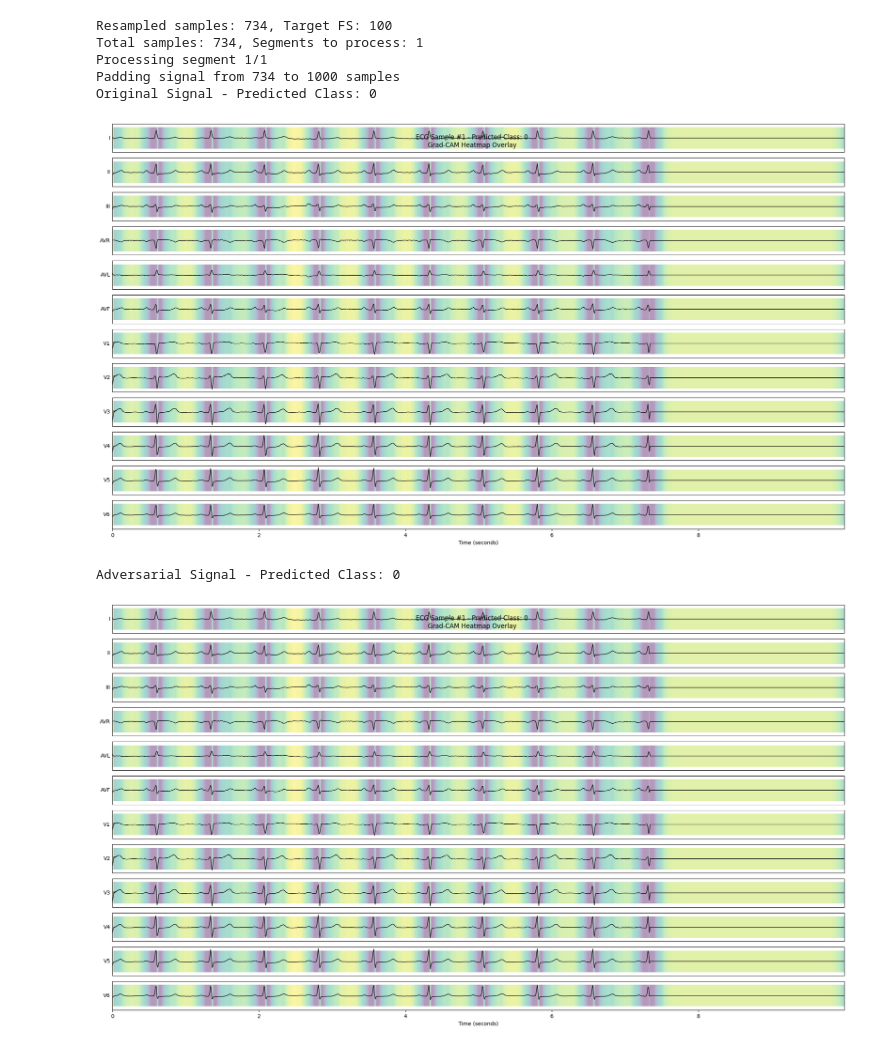
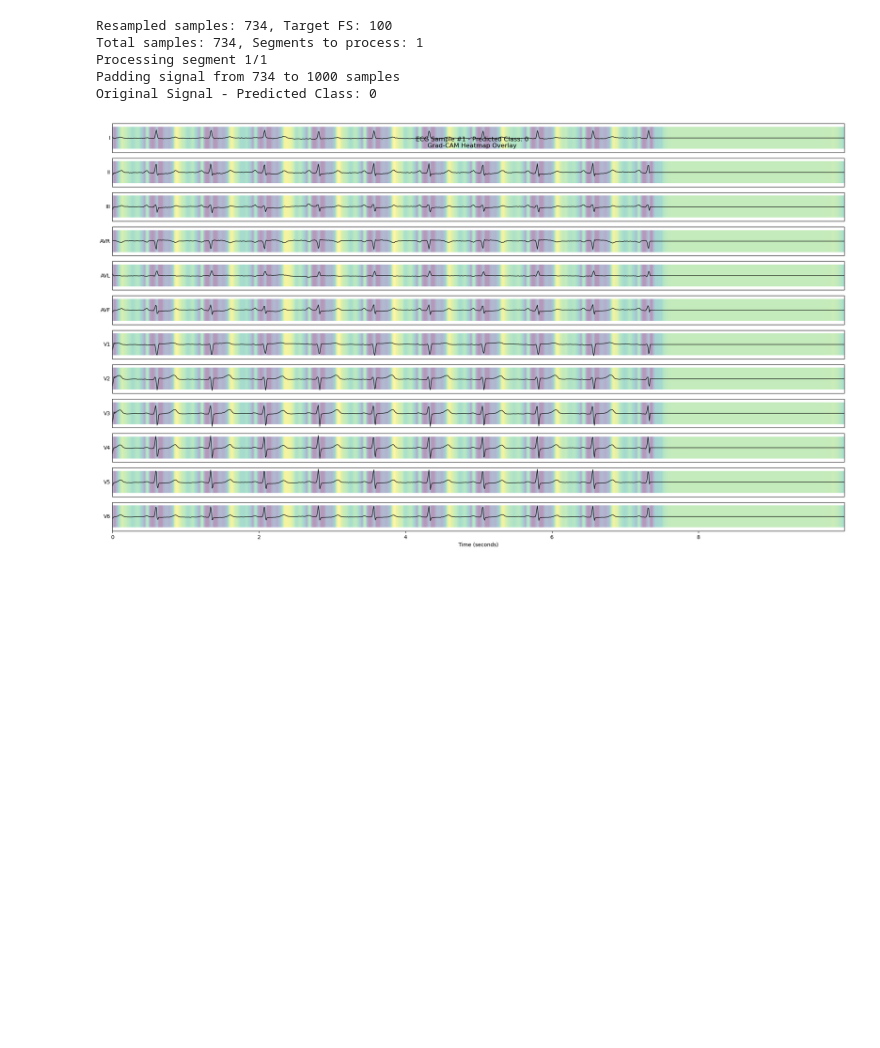
Before and after one commit to Amila999/ChagasXAI, a Jupyter notebook: NSTEMI_ECG.ipynb, the cells around one changed output. Saved outputs shown, nothing was run; the diff lists cells and outputs as text; code cells hidden in the pictures; blank space fills up the shorter version.

```diff
--- a/NSTEMI_ECG.ipynb
+++ b/NSTEMI_ECG.ipynb
@@ -8,14 +9,11 @@ from scipy import signal
 from cleverhans.tf2.attacks.fast_gradient_method import fast_gradient_method
 # %%
-def load_model_and_data(model_path, record_path):
+def load_model(model_path):
     if not tf.io.gfile.exists(model_path):
         raise FileNotFoundError(f"Model file {model_path} not found.")
-    if not tf.io.gfile.exists(record_path + '.dat'):
-        raise FileNotFoundError(f"Record file {record_path} not found.")
 
     model = tf.keras.models.load_model(model_path)
-    record = wfdb.rdrecord(record_path)
-    return model, record
+    return model
 # %%
 def resample_signal(original_signal, original_fs, target_fs=100):
     if original_fs == target_fs:
@@ -92,19 +157,23 @@ def plot_ecg_with_gradcam(signal, heatmap, lead_names, fs, sample_idx, class_idx
 # %%
 # Configuration
-MODEL_PATH = "model.keras.h5"
+MODEL_PATH = "./model/model.keras"
 RECORD_PATH = "./input/11892"
 REQUIRED_LENGTH = 1000
 NUM_SAMPLES_TO_PLOT = 1
 TARGET_FS = 100
 # %%
+ecg , text= load_signals(RECORD_PATH)
+
 try:
     # Load model and data
-    model, record = load_model_and_data(MODEL_PATH, RECORD_PATH)
+    model = load_model(MODEL_PATH)
+    ecg , text= load_signals(RECORD_PATH)
+
     conv_layer_name = find_last_conv_layer(model)
 
     # Validate ECG signal dimensions
-    original_signal = record.p_signal
-    original_fs = record.fs
+    original_signal = ecg
+    original_fs = int(text["fs"])
     if original_signal.ndim != 2 or original_signal.shape[1] != 12:
         raise ValueError("ECG signal must have shape (samples, 12 leads).")
 
@@ -125,54 +192,35 @@ try:
     for i in range(num_segments):
         print(f"Processing segment {i+1}/{num_segments}")
         start_idx = i * REQUIRED_LENGTH
         end_idx = start_idx + REQUIRED_LENGTH
 
         segment = resampled_signal[start_idx:end_idx, :]
         adjusted_signal = adjust_signal_length(segment, REQUIRED_LENGTH)
 
         input_tensor = tf.convert_to_tensor(
             np.expand_dims(adjusted_signal, 0), dtype=tf.float32
         )
 
-        # Generate adversarial example using FGSM
-        epsilon = 0.01  # Perturbation magnitude
-        adv_example = fast_gradient_method(model_fn=model, x=input_tensor, eps=epsilon, norm=np.inf)
+        # Compute Grad-CAM
+        heatmap_original, class_idx_original = compute_grad_cam(model, input_tensor, conv_layer_name)
 
-        # Compute Grad-CAM for original and adversarial examples
-        heatmap_original, class_idx_original = compute_grad_cam(model, input_tensor, conv_layer_name)
-        heatmap_adv, class_idx_adv = compute_grad_cam(model, adv_example, conv_layer_name)
-
-        # Plot Grad-CAM for original signal
+        # Plot Grad-CAM
         print(f"Original Signal - Predicted Class: {class_idx_original}")
         plot_ecg_with_gradcam(
             adjusted_signal,
             heatmap_original,
-            record.sig_name,
+            text['sig_name'],
             TARGET_FS,
             sample_idx=i+1,
             class_idx=class_idx_original
         )
 
-        # Plot Grad-CAM for adversarial signal
-        adv_signal = adv_example.numpy().squeeze()
-        print(f"Adversarial Signal - Predicted Class: {class_idx_adv}")
-        plot_ecg_with_gradcam(
-            adv_signal,
-            heatmap_adv,
-            record.sig_name,
-            TARGET_FS,
-            sample_idx=i+1,
-            class_idx=class_idx_adv
-        )
-
 except Exception as main_error:
     print(f"Critical error: {str(main_error)}")
 # %% [output]
 Resampled samples: 734, Target FS: 100
 Total samples: 734, Segments to process: 1
 Processing segment 1/1
 Padding signal from 734 to 1000 samples
 Original Signal - Predicted Class: 0
-[figure, old version]
+[figure, new version]
-Adversarial Signal - Predicted Class: 0
-[figure, removed]
```
Also changed, not shown: parts of 3 cells of this notebook.
